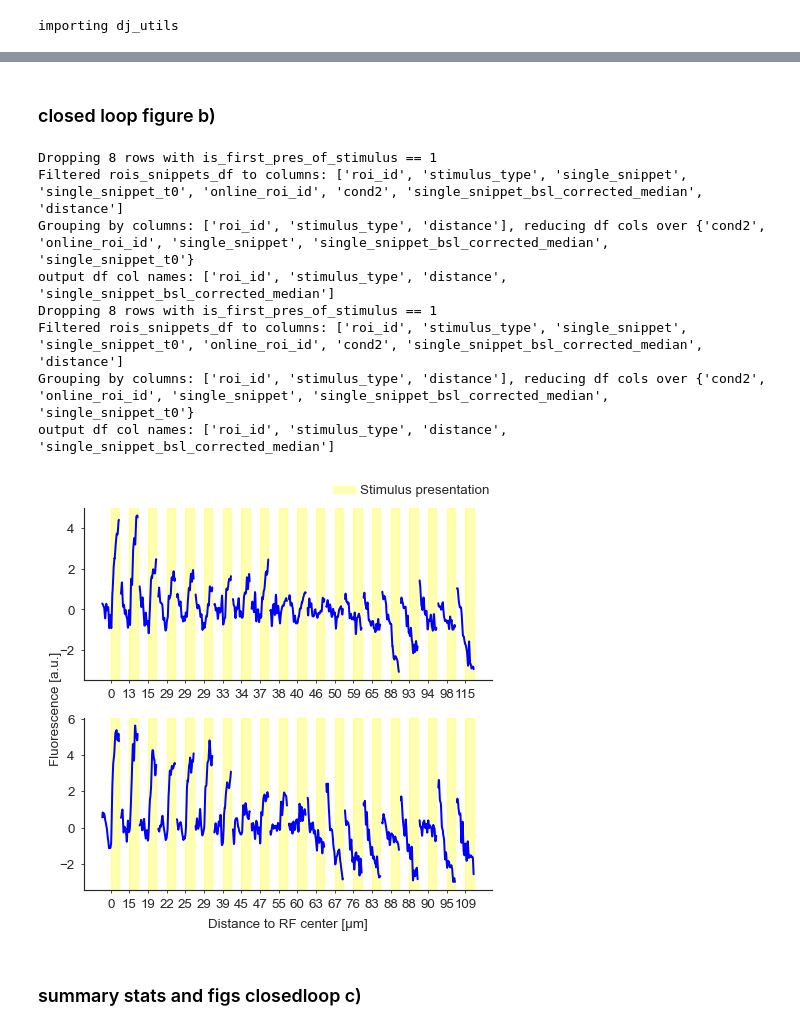
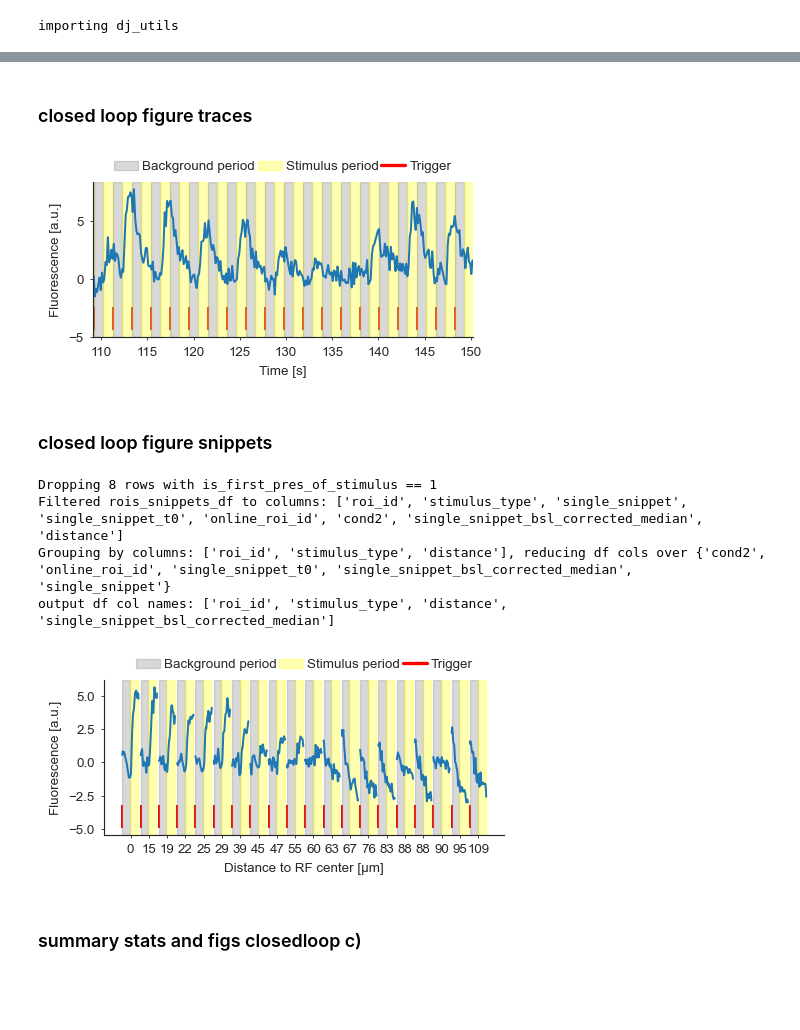
Before and after one commit to SamuelSuhai/model_in_the_loop, a Jupyter notebook: thesis/code/analysis_closed_loop_experiments/rf_mei_test/rf_test_figures.ipynb, the cells around one changed output, grey strips where cells are left out. Cells and saved outputs as stored; diff of their text form; code cells hidden in the pictures; blank space fills up the shorter version.

Commit message:
Finisehd incorporating TEs and Laras feedback in closed loop figure: traces and bootstrapped fits

```diff
--- a/thesis/code/analysis_closed_loop_experiments/rf_mei_test/rf_test_figures.ipynb
+++ b/thesis/code/analysis_closed_loop_experiments/rf_mei_test/rf_test_figures.ipynb
@@ -52,57 +55,61 @@ schema_name: ageuler_ssuhai_closed_loop_rf_mei
 prepclassifier_and_activate(
     output_folder = os.path.join(cfg.paths.home_directory,cfg.paths.rgc_output_directory),
 )
+# %% [markdown]
+### closed loop figure traces
+# %%
+fig,ax = plt.subplots(1,1, figsize= plotter.figsize_from_frac(1/2,1/4))
+_ = dj_ut.plot_single_roi_trace_trigger_bg_stim(
+        offline2online_roi_id_table=Offline2OnlineRoiId,
+        pp_trace_table=PreprocessTraces,
+        presentation_table=Presentation,
+        stimulus_presentation_info_table=StimulusPresentationInfo,
+        stim_type = "on_big",
+        ax = ax,
+        roi_id=12,
+        field_cond2_key={**dj_ut.fetch_all_fields_with_stm("circle")[0], 'cond2': 2},
+
+)
+
+
+plotter.tight_layout()
+
+# save as svg
+fig_name = f"single_roi_trace_trigger_bg_stim_roi12_onbig_cond2.svg"
+fig.savefig(os.path.join(FIGURE_PATH, fig_name),format='svg')
+# %% [output]
+[figure, added]
 # %% [markdown]
-### closed loop figure b)
+### closed loop figure snippets
 # %%
-fig,ax = plt.subplots(2,1,sharex=False,figsize= plotter.figsize_from_frac(1/2,1/2))
-# on_small 25
-dj_ut.wrapper_plot_one_roi_ordered_snippets(
-    field_key=dj_ut.fetch_all_fields_with_stm("circle")[0],
-    roi_id=25,
-    bsl_correction_method="median",
-    stim_name="on_small",
-    plot_kwargs = {"color":"blue"},
-    time_buffer_between_snippets = 15/60,
-    ax = ax[0],
-    show_legend=True
-    )
-ax[0].set_xlabel("")
+fig,ax = plt.subplots(figsize= plotter.figsize_from_frac(1/2,1/4))
 
 # on_big 12
 dj_ut.wrapper_plot_one_roi_ordered_snippets(
     field_key=dj_ut.fetch_all_fields_with_stm("circle")[0],
     roi_id=12,
     bsl_correction_method="median",
     stim_name="on_big",
-    plot_kwargs = {"color":"blue"},
+    plot_kwargs = {"color":"#1f77b4"},
     time_buffer_between_snippets = 15/60,
-    ax = ax[1],
-    show_legend=False
+    ax = ax,
+    snippet_vline = True,
+    show_legend=True,
     )
-ax[1].set_ylabel("")  # Remove individual y-label
-ax[0].set_ylabel("")
 
-# Add a y-axis label to the figure between subplots
-fig.text(0.01, 0.5, 'Fluorescence [a.u.]', va='center', rotation='vertical')
-
-# This uses your mplrc settings for text formatting
 
 plotter.tight_layout(w_pad=10)
-# Adjust left margin to make room for the label
-plt.subplots_adjust(left=0.085)  # You may need to adjust this value
+# # Adjust left margin to make room for the label
+# plt.subplots_adjust(left=0.085)  # You may need to adjust this value
 
-plt.savefig(os.path.join(FIGURE_PATH,f"ordered_snippets_onsmall_25_onbig_25_field{dj_ut.get_str_from_field_key(dj_ut.fetch_all_fields_with_stm("circle")[0])}.svg"),format='svg')
+fig_name = f"ordered_snippets_onbig_12_field{dj_ut.get_str_from_field_key(dj_ut.fetch_all_fields_with_stm('circle')[0])}.svg"
+plt.savefig(os.path.join(FIGURE_PATH,fig_name),format='svg')
 # %% [output]
 Dropping 8 rows with is_first_pres_of_stimulus == 1
 Filtered rois_snippets_df to columns: ['roi_id', 'stimulus_type', 'single_snippet', 'single_snippet_t0', 'online_roi_id', 'cond2', 'single_snippet_bsl_corrected_median', 'distance']
-Grouping by columns: ['roi_id', 'stimulus_type', 'distance'], reducing df cols over {'cond2', 'online_roi_id', 'single_snippet', 'single_snippet_bsl_corrected_median', 'single_snippet_t0'}
+Grouping by columns: ['roi_id', 'stimulus_type', 'distance'], reducing df cols over {'cond2', 'online_roi_id', 'single_snippet_t0', 'single_snippet_bsl_corrected_median', 'single_snippet'}
 output df col names: ['roi_id', 'stimulus_type', 'distance', 'single_snippet_bsl_corrected_median']
-Dropping 8 rows with is_first_pres_of_stimulus == 1
-Filtered rois_snippets_df to columns: ['roi_id', 'stimulus_type', 'single_snippet', 'single_snippet_t0', 'online_roi_id', 'cond2', 'single_snippet_bsl_corrected_median', 'distance']
-Grouping by columns: ['roi_id', 'stimulus_type', 'distance'], reducing df cols over {'cond2', 'online_roi_id', 'single_snippet', 'single_snippet_bsl_corrected_median', 'single_snippet_t0'}
-output df col names: ['roi_id', 'stimulus_type', 'distance', 'single_snippet_bsl_corrected_median']
-[figure, old version]
+[figure, new version]
 # %% [markdown]
 ### summary stats and figs  closedloop c)
 # %%
```
Also changed, not shown: parts of 7 cells of this notebook, 7 other files.
